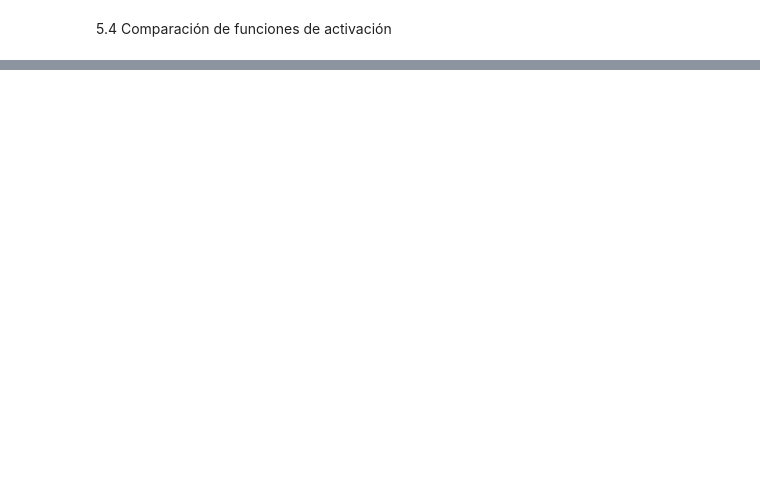
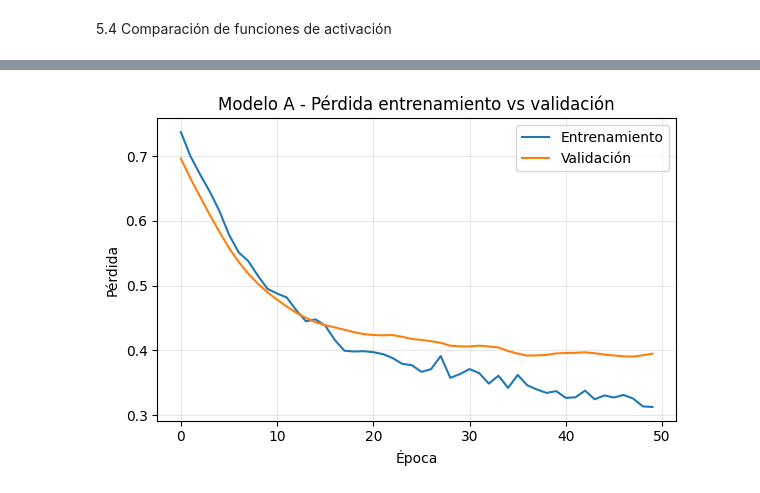
Before and after one commit to danielbenavides-git/Analitica-Computacional-para-la-toma-de-Decisiones-IIND-202610, a Jupyter notebook: Talleres/Taller 6/taller_6_juanita_daniel.ipynb, the cells around one changed output, grey strips where cells are left out. Drawn from its saved outputs; the diff is of its cells as text; code cells hidden in the pictures; blank space fills up the shorter version.

```diff
--- a/Talleres/Taller 6/taller_6_juanita_daniel.ipynb
+++ b/Talleres/Taller 6/taller_6_juanita_daniel.ipynb
@@ -691,0 +635,35 @@ tabla_final
+# %%
+tf.random.set_seed(42)
+model_A = tf.keras.Sequential([
+    tf.keras.layers.Dense(32, activation='relu', input_shape=(n_feat,)),
+    tf.keras.layers.Dropout(0.3),
+    tf.keras.layers.Dense(16, activation='relu'),
+    tf.keras.layers.Dense(8,  activation='relu'),
+    tf.keras.layers.Dense(1,  activation='sigmoid')
+])
+
+model_A.compile(
+    optimizer=tf.keras.optimizers.Adam(learning_rate=0.001),
+    loss='binary_crossentropy',
+    metrics=['accuracy']
+)
+
+history_A = model_A.fit(
+    X_train_scaled, y_train,
+    epochs=50,
+    validation_split=0.2,
+    verbose=0
+)
+
+plt.figure(figsize=(6, 4))
+plt.plot(history_A.history['loss'], label='Entrenamiento')
+plt.plot(history_A.history['val_loss'], label='Validación')
+plt.xlabel('Época')
+plt.ylabel('Pérdida')
+plt.title('Modelo A - Pérdida entrenamiento vs validación')
+plt.legend()
+plt.grid(True, alpha=0.3)
+plt.tight_layout()
+plt.show()
+# %% [output]
+[figure, added]
```
Also changed, not shown: parts of 30 cells of this notebook.
